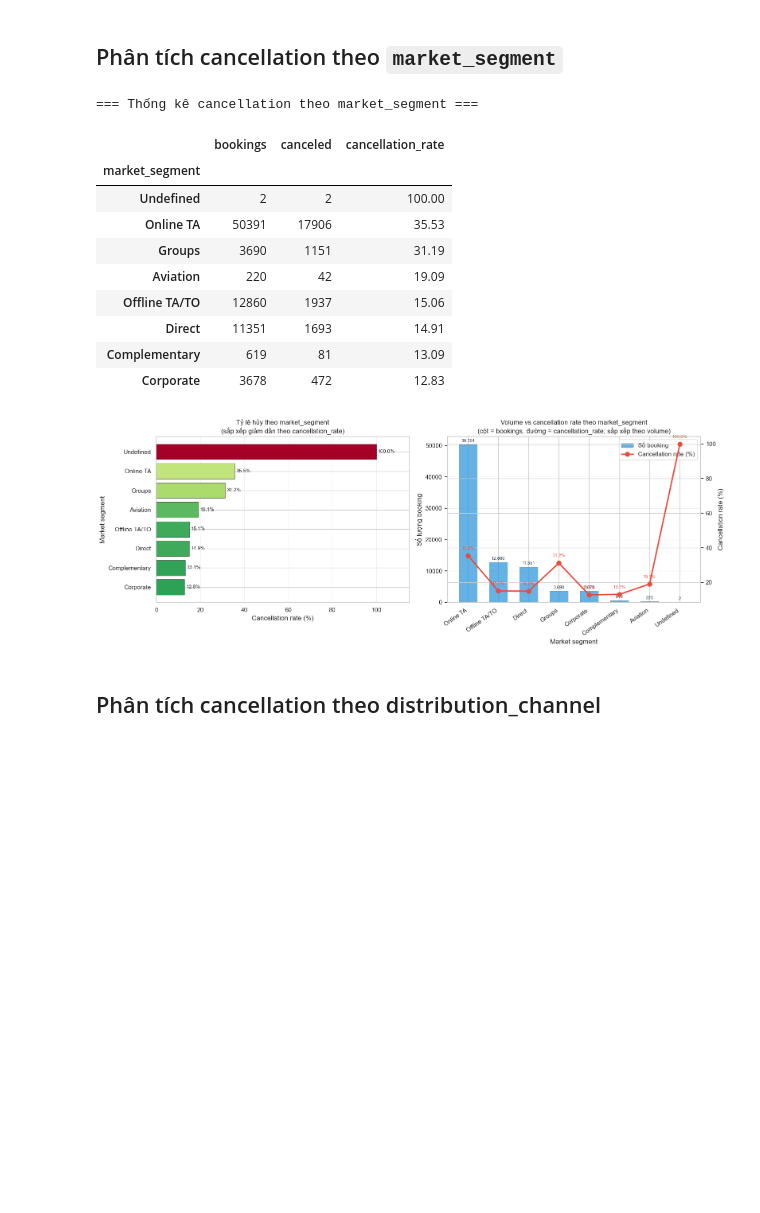
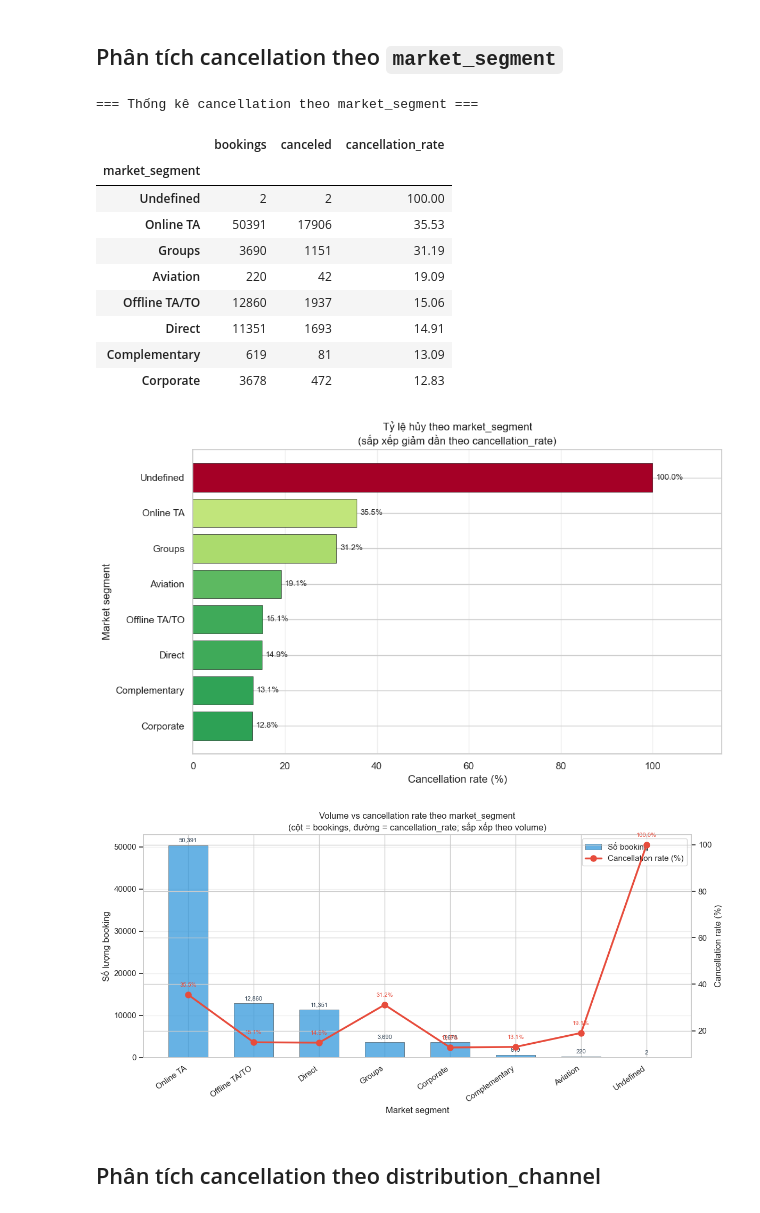
Before and after one commit to KANguyen2802/Hotel-Booking-Demand, a Jupyter notebook: notebooks/02_eda_stage1_cancellation.ipynb, the cells around one changed output. Drawn from its saved outputs; the diff is of its cells as text; code cells hidden in the pictures; blank space fills up the shorter version.

```diff
--- a/notebooks/02_eda_stage1_cancellation.ipynb
+++ b/notebooks/02_eda_stage1_cancellation.ipynb
@@ -551,11 +553,9 @@ display(segment_stats.round(2))
 rate_sorted = segment_stats.sort_values("cancellation_rate", ascending=True)
 volume_sorted = segment_stats.sort_values("bookings", ascending=False)
 
-fig, axes = plt.subplots(1, 2, figsize=(16, 6))
-
 # Biểu đồ 8: Horizontal bar — tỷ lệ hủy, sắp xếp giảm dần (cao nhất ở trên)
-ax1 = axes[0]
-bars = ax1.barh(
+fig, ax = plt.subplots(figsize=(10, 6))
+bars = ax.barh(
     rate_sorted.index,
     rate_sorted["cancellation_rate"],
     color=plt.cm.RdYlGn_r(
@@ -566,7 +566,7 @@ bars = ax1.barh(
 )
 
 for bar, val in zip(bars, rate_sorted["cancellation_rate"]):
-    ax1.text(
+    ax.text(
         val + 0.8,
         bar.get_y() + bar.get_height() / 2,
         f"{val:.1f}%",
@@ -574,21 +574,23 @@ for bar, val in zip(bars, rate_sorted["cancellation_rate"]):
         fontsize=9,
     )
 
-ax1.set_xlabel("Cancellation rate (%)")
-ax1.set_ylabel("Market segment")
-ax1.set_title(
+ax.set_xlabel("Cancellation rate (%)")
+ax.set_ylabel("Market segment")
+ax.set_title(
     "Tỷ lệ hủy theo market_segment\n"
     "(sắp xếp giảm dần theo cancellation_rate)"
 )
-ax1.set_xlim(0, rate_sorted["cancellation_rate"].max() * 1.15)
-ax1.grid(axis="x", alpha=0.3)
+ax.set_xlim(0, rate_sorted["cancellation_rate"].max() * 1.15)
+ax.grid(axis="x", alpha=0.3)
+plt.tight_layout()
+plt.show()
 
 # Biểu đồ 9: Dual-axis — cột = volume, đường = cancellation_rate
-ax2 = axes[1]
+fig, ax = plt.subplots(figsize=(12, 6))
 x = np.arange(len(volume_sorted))
 bar_width = 0.6
 
-bars = ax2.bar(
+bars = ax.bar(
     x,
     volume_sorted["bookings"],
     width=bar_width,
@@ -599,8 +601,8 @@ bars = ax2.bar(
     label="Số booking",
 )
 
-ax2_rate = ax2.twinx()
-line = ax2_rate.plot(
+ax_rate = ax.twinx()
+line = ax_rate.plot(
     x,
     volume_sorted["cancellation_rate"],
     color="#e74c3c",
@@ -613,7 +615,7 @@ line = ax2_rate.plot(
 for xi, (cnt, rate) in enumerate(
     zip(volume_sorted["bookings"], volume_sorted["cancellation_rate"])
 ):
-    ax2.text(
+    ax.text(
         xi,
         cnt + volume_sorted["bookings"].max() * 0.01,
         f"{cnt:,}",
@@ -622,46 +624,46 @@ for xi, (cnt, rate) in enumerate(
         fontsize=8,
         color="#2c3e50",
     )
-    ax2_rate.text(
+    ax_rate.text(
         xi,
         rate + volume_sorted["cancellation_rate"].max() * 0.03,
         f"{rate:.1f}%",
         ha="center",
         va="bottom",
         fontsize=8,
         color="#e74c3c",
     )
 
-ax2.set_xticks(x)
-ax2.set_xticklabels(volume_sorted.index, rotation=35, ha="right")
-ax2.set_xlabel("Market segment")
-ax2.set_ylabel("Số lượng booking")
-ax2_rate.set_ylabel("Cancellation rate (%)")
-ax2.set_title(
+ax.set_xticks(x)
+ax.set_xticklabels(volume_sorted.index, rotation=35, ha="right")
+ax.set_xlabel("Market segment")
+ax.set_ylabel("Số lượng booking")
+ax_rate.set_ylabel("Cancellation rate (%)")
+ax.set_title(
     "Volume vs cancellation rate theo market_segment\n"
     "(cột = bookings, đường = cancellation_rate; sắp xếp theo volume)"
 )
-ax2.grid(axis="y", alpha=0.3)
+ax.grid(axis="y", alpha=0.3)
 
 lines = [bars] + line
-labels = [l.get_label() for l in lines]
-ax2.legend(lines, labels, loc="upper right")
-
+legend_labels = [l.get_label() for l in lines]
+ax.legend(lines, legend_labels, loc="upper right")
 plt.tight_layout()
 plt.show()
 # %% [output]
 === Thống kê cancellation theo market_segment ===
 |  | bookings | canceled | cancellation_rate |
 | market_segment |  |  |  |
 | Undefined | 2 | 2 | 100.00 |
 | Online TA | 50391 | 17906 | 35.53 |
 | Groups | 3690 | 1151 | 31.19 |
 | Aviation | 220 | 42 | 19.09 |
 | Offline TA/TO | 12860 | 1937 | 15.06 |
 | Direct | 11351 | 1693 | 14.91 |
 | Complementary | 619 | 81 | 13.09 |
 | Corporate | 3678 | 472 | 12.83 |
-[figure, old version]
+[figure, new version]
+[figure, added]
 # %% [markdown]
 ## Phân tích cancellation theo distribution_channel
 # %%
```
Also changed, not shown: parts of 3 cells of this notebook, 7 other files.
